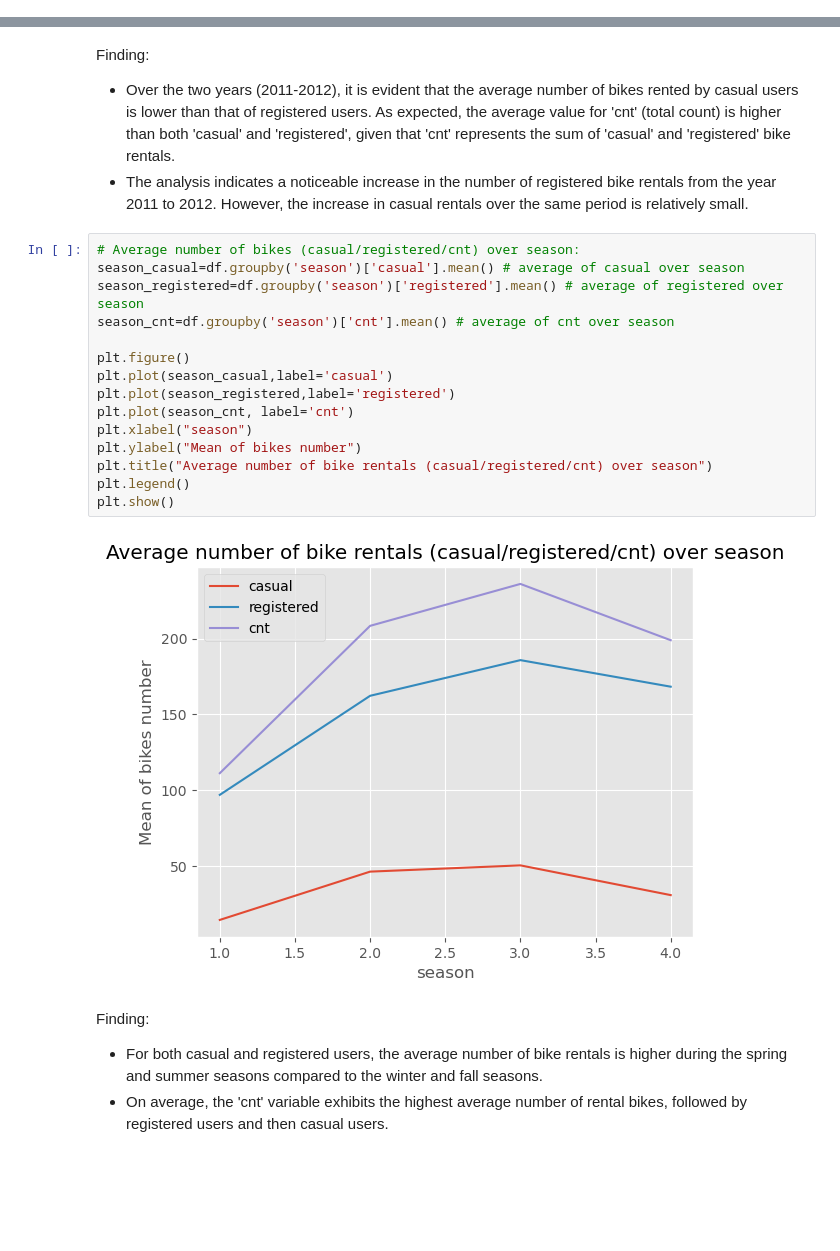
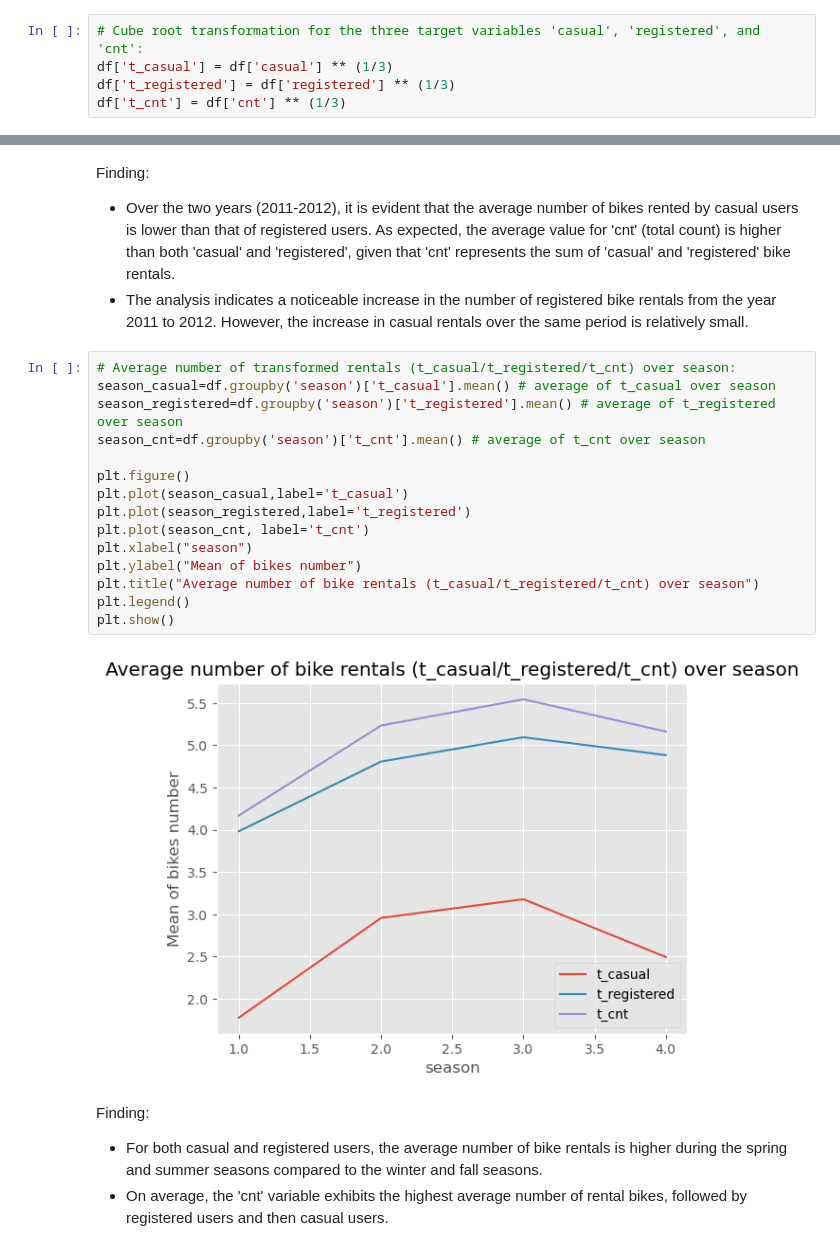
Before and after one commit to mina-roohnavazfar/Capstone-Project, a Jupyter notebook: sprint1_EDA.ipynb, the cells around one changed output, grey strips where cells are left out. Drawn from its saved outputs; the diff is of its cells as text; blank space fills up the shorter version.

```diff
--- a/sprint1_EDA.ipynb
+++ b/sprint1_EDA.ipynb
@@ -293,0 +296,5 @@ Finding:
+# %%
+# Cube root transformation for the three target variables 'casual', 'registered', and 'cnt':
+df['t_casual'] = df['casual'] ** (1/3)
+df['t_registered'] = df['registered'] ** (1/3)
+df['t_cnt'] = df['cnt'] ** (1/3)
@@ -313,22 +343,22 @@ Finding:
 - Over the two years (2011-2012), it is evident that the average number of bikes rented by casual users is lower than that of registered users. As expected, the average value for 'cnt' (total count) is higher than both 'casual' and 'registered', given that 'cnt' represents the sum of 'casual' and 'registered' bike rentals.
 - The analysis indicates a noticeable increase in the number of registered bike rentals from the year 2011 to 2012. However, the increase in casual rentals over the same period is relatively small.
 # %%
-# Average number of bikes (casual/registered/cnt) over season:
-season_casual=df.groupby('season')['casual'].mean() # average of casual over season
-season_registered=df.groupby('season')['registered'].mean() # average of registered over season
-season_cnt=df.groupby('season')['cnt'].mean() # average of cnt over season
+# Average number of transformed rentals (t_casual/t_registered/t_cnt) over season:
+season_casual=df.groupby('season')['t_casual'].mean() # average of t_casual over season
+season_registered=df.groupby('season')['t_registered'].mean() # average of t_registered over season
+season_cnt=df.groupby('season')['t_cnt'].mean() # average of t_cnt over season
 
 plt.figure()
-plt.plot(season_casual,label='casual')
-plt.plot(season_registered,label='registered')
-plt.plot(season_cnt, label='cnt')
+plt.plot(season_casual,label='t_casual')
+plt.plot(season_registered,label='t_registered')
+plt.plot(season_cnt, label='t_cnt')
 plt.xlabel("season")
 plt.ylabel("Mean of bikes number")
-plt.title("Average number of bike rentals (casual/registered/cnt) over season")
+plt.title("Average number of bike rentals (t_casual/t_registered/t_cnt) over season")
 plt.legend()
 plt.show()
 # %% [output]
-[figure, old version]
+[figure, new version]
 # %% [markdown]
 Finding:
 - For both casual and registered users, the average number of bike rentals is higher during the spring and summer seasons compared to the winter and fall seasons.
```
Also changed, not shown: parts of 29 cells of this notebook.
